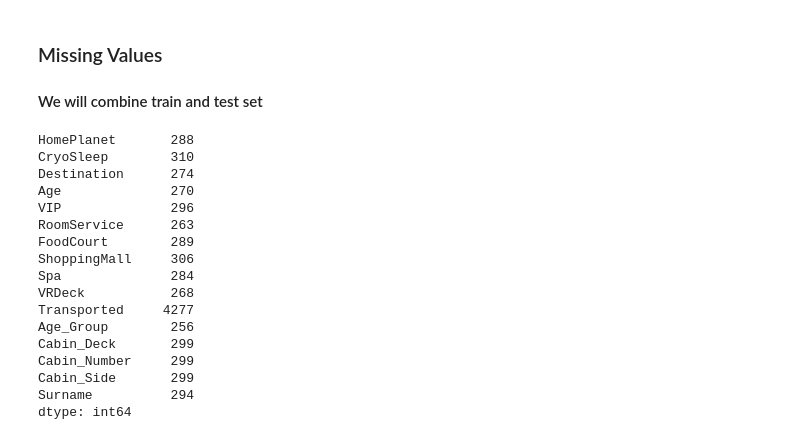
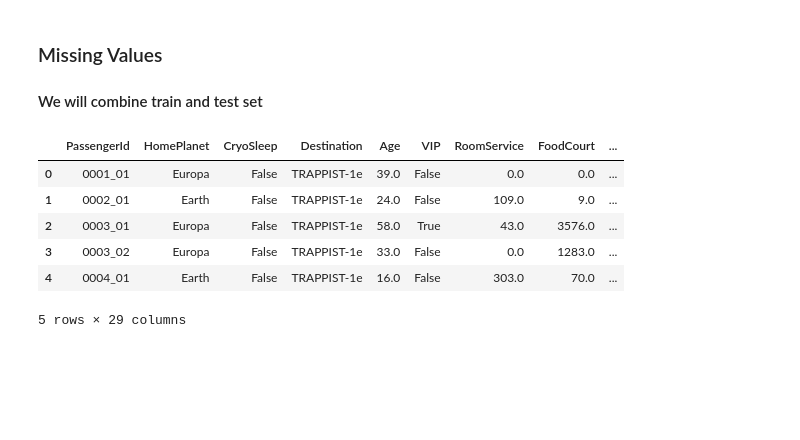
Before and after one commit to manishbhatia7/kaggle, a Jupyter notebook: input/spaceship-titanic/notebook.ipynb, the cells around one changed output. Saved outputs shown, nothing was run; the diff lists cells and outputs as text; code cells hidden in the pictures; blank space fills up the shorter version.

```diff
--- a/input/spaceship-titanic/notebook.ipynb
+++ b/input/spaceship-titanic/notebook.ipynb
@@ -363,24 +364,17 @@ plt.tight_layout()
 ### Missing Values
 #### We will combine train and test set
 # %%
-combined=pd.concat([train,test])
-null_values=combined.isnull().sum()
-null_values[null_values>0]
+X=train.drop('Transported',axis=1).copy()
+y=train['Transported']
-# %% [output]
-HomePlanet       288
-CryoSleep        310
-Destination      274
-Age              270
-VIP              296
-RoomService      263
-FoodCourt        289
-ShoppingMall     306
-Spa              284
-VRDeck           268
-Transported     4277
-Age_Group        256
-Cabin_Deck       299
-Cabin_Number     299
-Cabin_Side       299
-Surname          294
-dtype: int64
+# %%
+data=pd.concat([X,test],axis=0).reset_index(drop=True)
+# %%
+data.head()
+# %% [output]
+|  | PassengerId | HomePlanet | CryoSleep | Destination | Age | VIP | RoomService | FoodCourt | ... |
+| 0 | 0001_01 | Europa | False | TRAPPIST-1e | 39.0 | False | 0.0 | 0.0 | ... |
+| 1 | 0002_01 | Earth | False | TRAPPIST-1e | 24.0 | False | 109.0 | 9.0 | ... |
+| 2 | 0003_01 | Europa | False | TRAPPIST-1e | 58.0 | True | 43.0 | 3576.0 | ... |
+| 3 | 0003_02 | Europa | False | TRAPPIST-1e | 33.0 | False | 0.0 | 1283.0 | ... |
+| 4 | 0004_01 | Earth | False | TRAPPIST-1e | 16.0 | False | 303.0 | 70.0 | ... |
+5 rows × 29 columns
```
Also changed, not shown: parts of 12 cells of this notebook, 2 other files.
